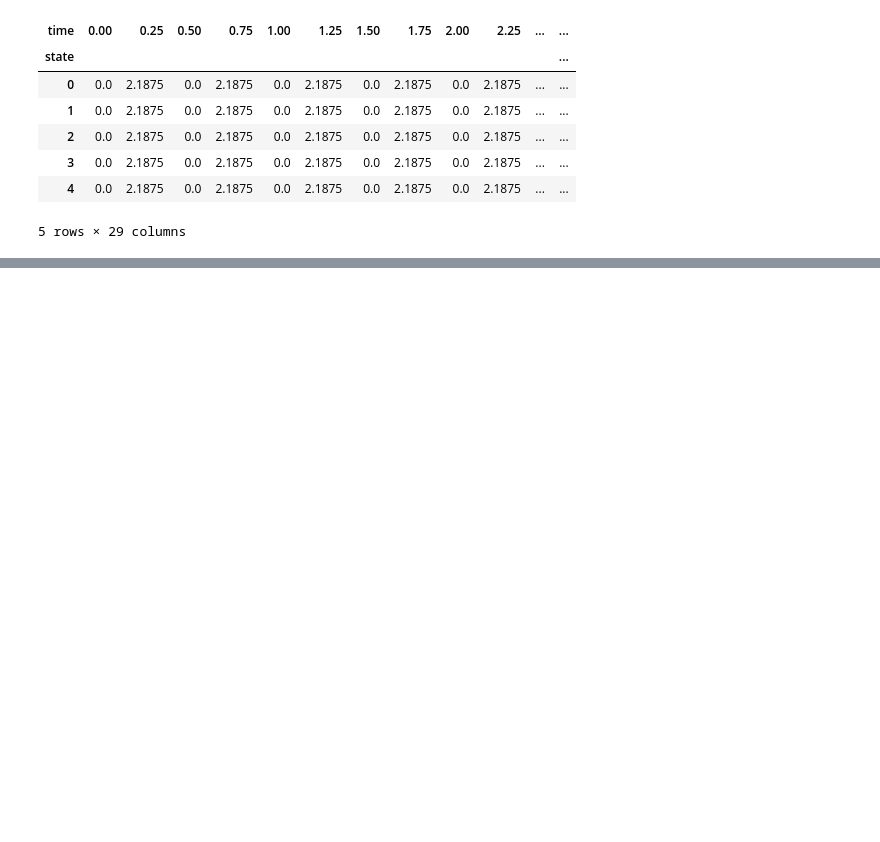
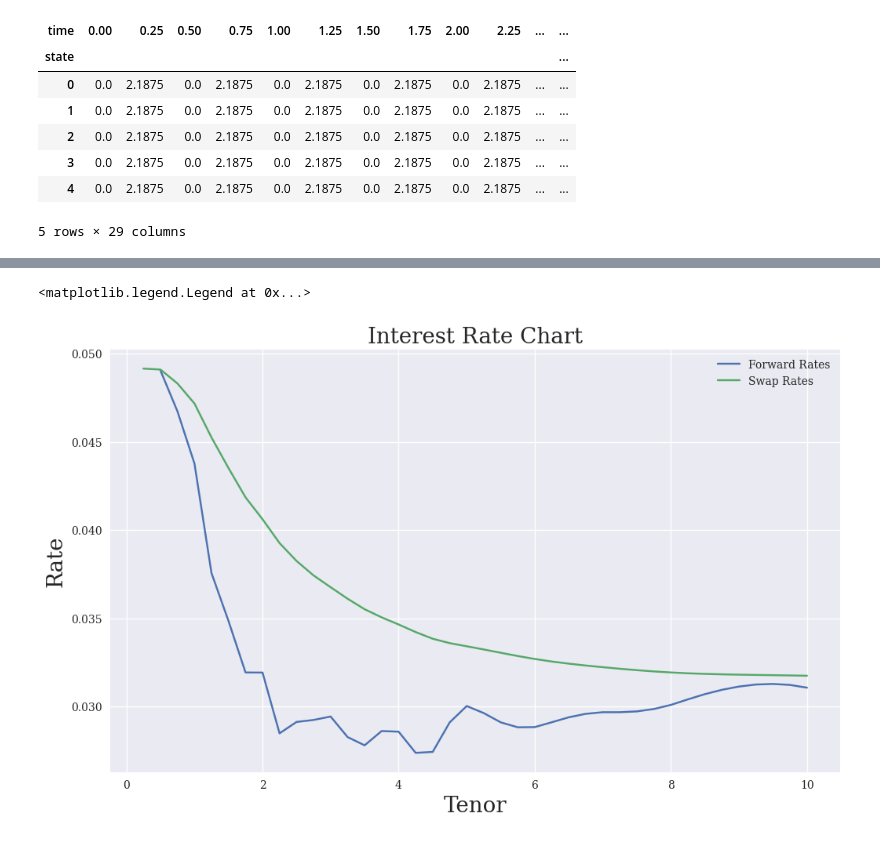
Before and after one commit to dcstein22/finm-fiderivs-2023, a Jupyter notebook: homework/homework_2_redo.ipynb, the cells around one changed output, grey strips where cells are left out. Cells and saved outputs as stored; diff of their text form; code cells hidden in the pictures; blank space fills up the shorter version.

```diff
--- a/homework/homework_2_redo.ipynb
+++ b/homework/homework_2_redo.ipynb
@@ -283,0 +320,11 @@ cftree.head()
+# %%
+plt.figure(figsize=(12,7))
+plt.plot(curves['forwards'], label = 'Forward Rates')
+plt.plot(curves['swap rates'], label = 'Swap Rates')
+plt.xlabel('Tenor',size = 20)
+plt.ylabel('Rate', size = 20)
+plt.title('Interest Rate Chart', size = 20)
+plt.legend(loc = 0)
+# %% [output]
+<matplotlib.legend.Legend at 0x...>
+[figure, added]
```
Also changed, not shown: parts of 13 cells of this notebook, 1 other file.
